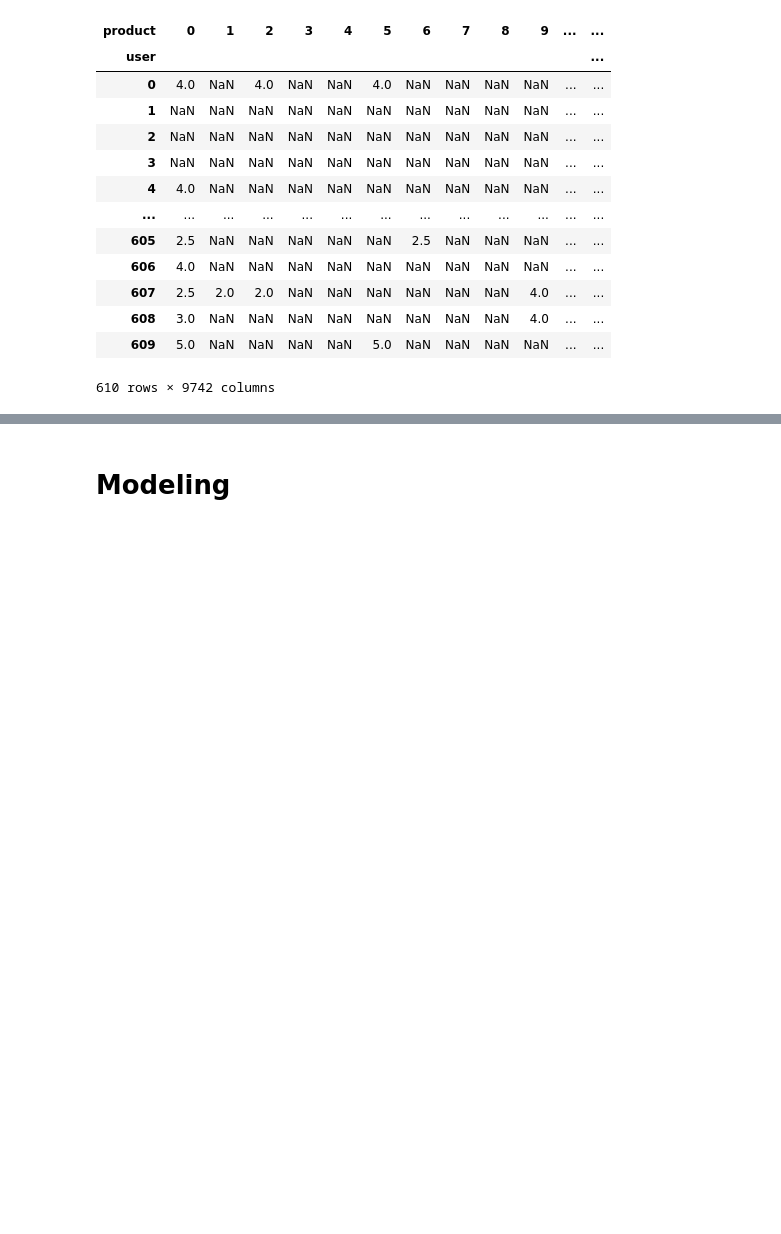
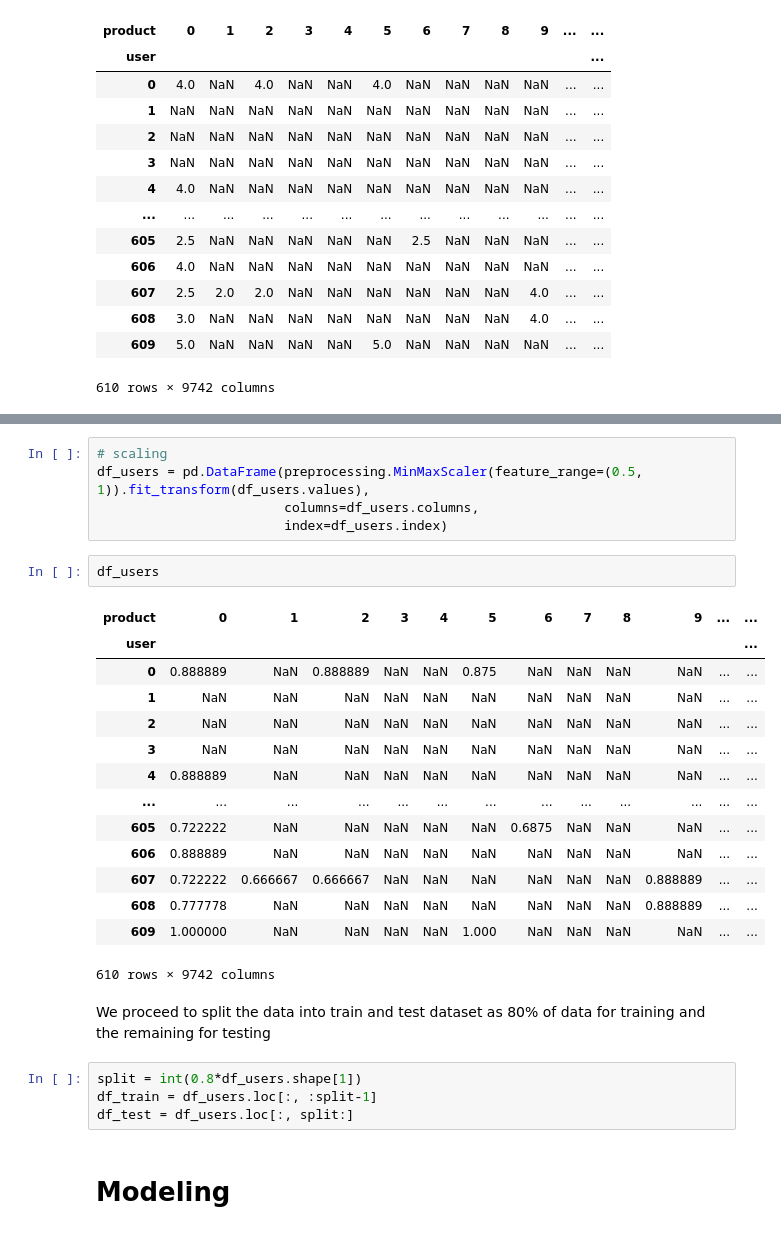
Before and after one commit to kidrissa/recommendation_system, a Jupyter notebook: notebook.ipynb, the cells around one changed output, grey strips where cells are left out. Cells and saved outputs as stored; diff of their text form; blank space fills up the shorter version.

```diff
--- a/notebook.ipynb
+++ b/notebook.ipynb
@@ -181,2 +189,30 @@ dF_users
+# %%
+# scaling
+df_users = pd.DataFrame(preprocessing.MinMaxScaler(feature_range=(0.5, 1)).fit_transform(df_users.values),
+                        columns=df_users.columns,
+                        index=df_users.index)
+# %%
+df_users
+# %% [output]
+| product | 0 | 1 | 2 | 3 | 4 | 5 | 6 | 7 | 8 | 9 | ... | ... |
+| user |  |  |  |  |  |  |  |  |  |  |  | ... |
+| 0 | 0.888889 | NaN | 0.888889 | NaN | NaN | 0.875 | NaN | NaN | NaN | NaN | ... | ... |
+| 1 | NaN | NaN | NaN | NaN | NaN | NaN | NaN | NaN | NaN | NaN | ... | ... |
+| 2 | NaN | NaN | NaN | NaN | NaN | NaN | NaN | NaN | NaN | NaN | ... | ... |
+| 3 | NaN | NaN | NaN | NaN | NaN | NaN | NaN | NaN | NaN | NaN | ... | ... |
+| 4 | 0.888889 | NaN | NaN | NaN | NaN | NaN | NaN | NaN | NaN | NaN | ... | ... |
+| ... | ... | ... | ... | ... | ... | ... | ... | ... | ... | ... | ... | ... |
+| 605 | 0.722222 | NaN | NaN | NaN | NaN | NaN | 0.6875 | NaN | NaN | NaN | ... | ... |
+| 606 | 0.888889 | NaN | NaN | NaN | NaN | NaN | NaN | NaN | NaN | NaN | ... | ... |
+| 607 | 0.722222 | 0.666667 | 0.666667 | NaN | NaN | NaN | NaN | NaN | NaN | 0.888889 | ... | ... |
+| 608 | 0.777778 | NaN | NaN | NaN | NaN | NaN | NaN | NaN | NaN | 0.888889 | ... | ... |
+| 609 | 1.000000 | NaN | NaN | NaN | NaN | 1.000 | NaN | NaN | NaN | NaN | ... | ... |
+610 rows × 9742 columns
+# %% [markdown]
+We proceed to split the data into train and test dataset as 80% of data for training and the remaining for testing
+# %%
+split = int(0.8*df_users.shape[1])
+df_train = df_users.loc[:, :split-1]
+df_test = df_users.loc[:, split:]
 # %% [markdown]
 # Modeling
```
Also changed, not shown: parts of 5 cells of this notebook.
